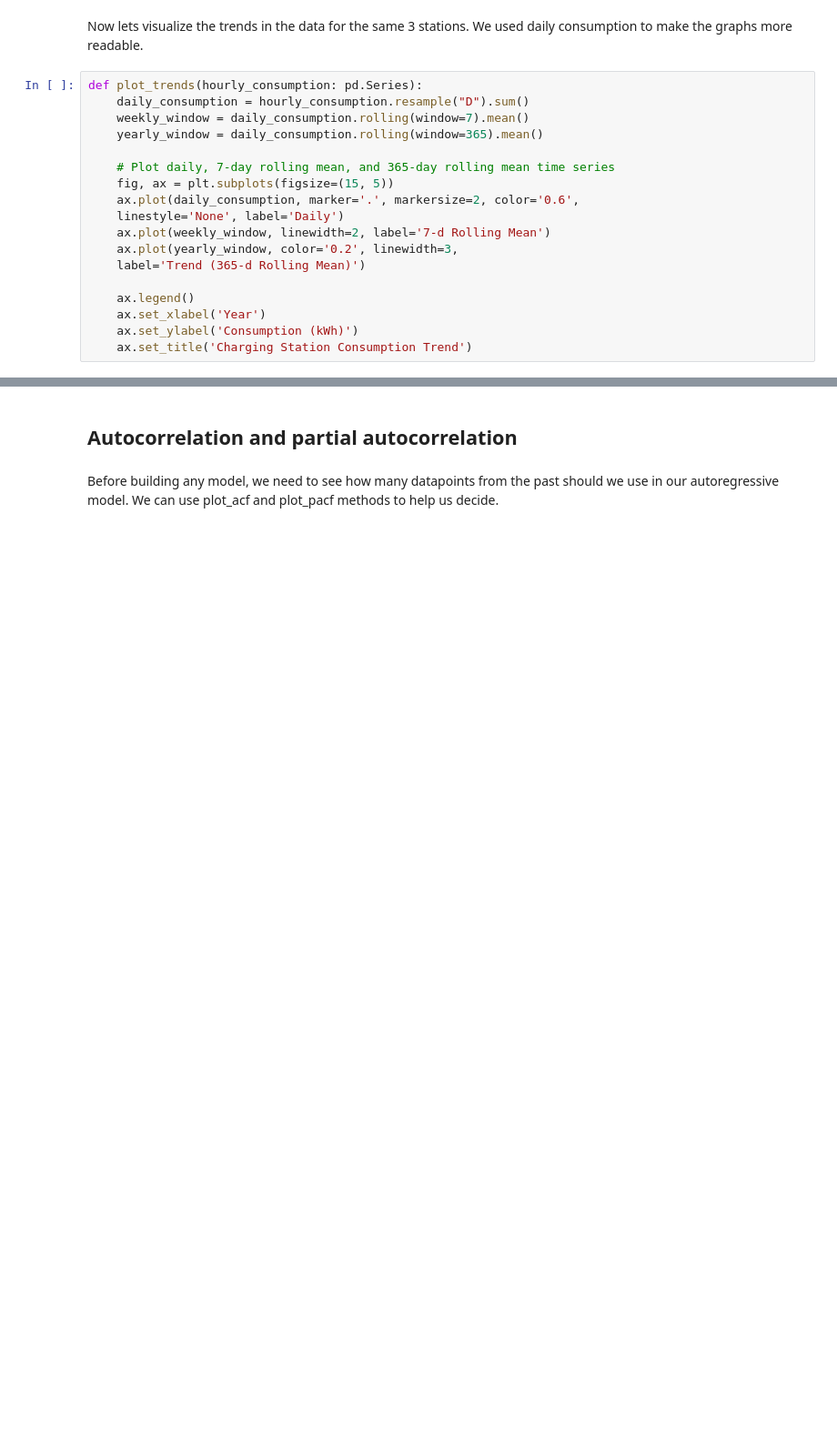
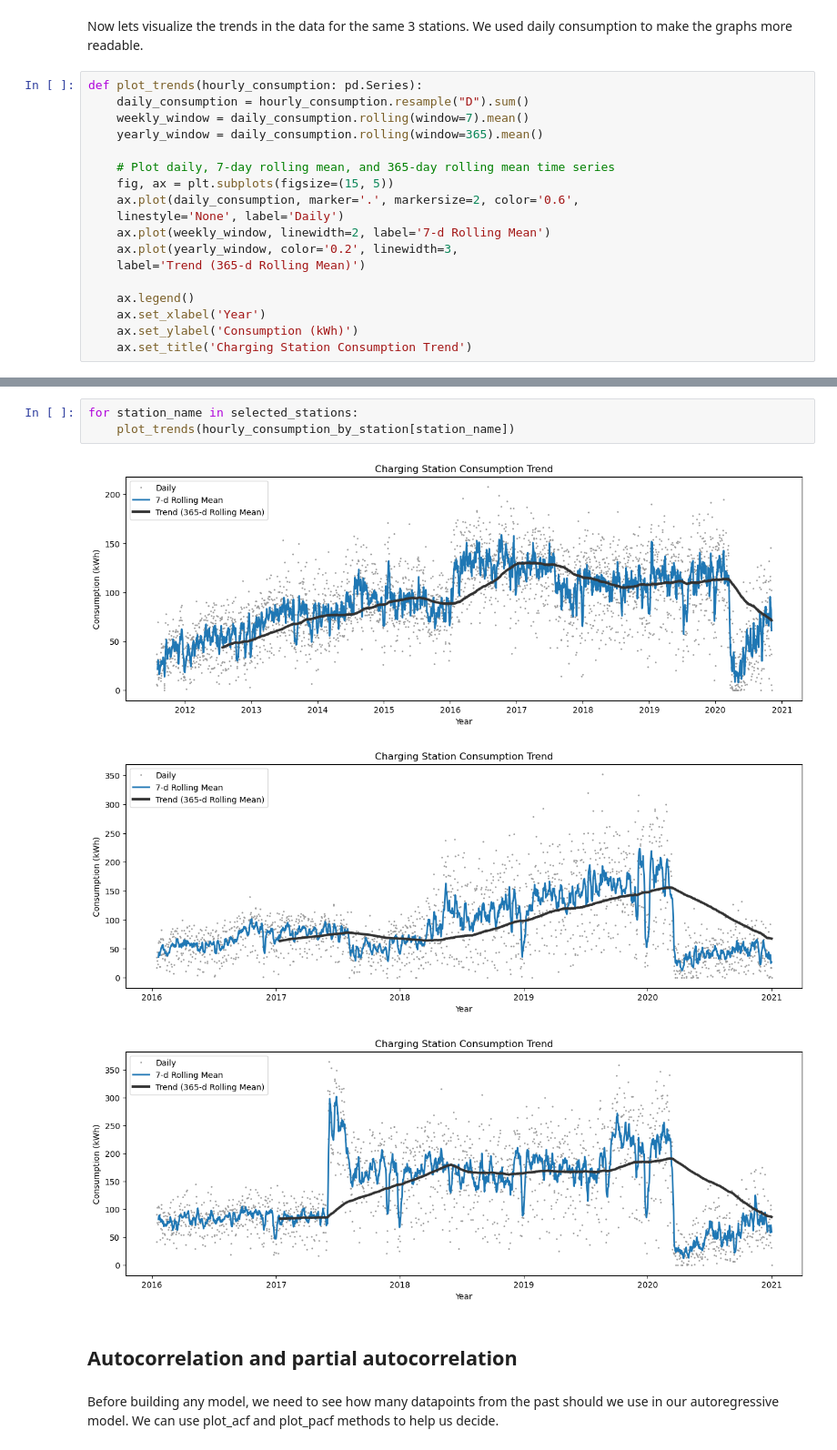
Before and after one commit to vilim-cro/Energy-and-Mobility, a Jupyter notebook: src/Section2b_Regression.ipynb, the cells around one changed output, grey strips where cells are left out. Shown at 91% size. Saved outputs shown, nothing was run; the diff lists cells and outputs as text; blank space fills up the shorter version.

```diff
--- a/src/Section2b_Regression.ipynb
+++ b/src/Section2b_Regression.ipynb
@@ -142,3 +176,10 @@ In all graphs there seem to be 2 sudden drops of consumption: in the middle of y
+# %%
+for station_name in selected_stations:
+    plot_trends(hourly_consumption_by_station[station_name])
+# %% [output]
+[figure, added]
+[figure, added]
+[figure, added]
 # %% [markdown]
 ## Autocorrelation and partial autocorrelation
 # %% [markdown]
```
Also changed, not shown: parts of 46 cells of this notebook.
